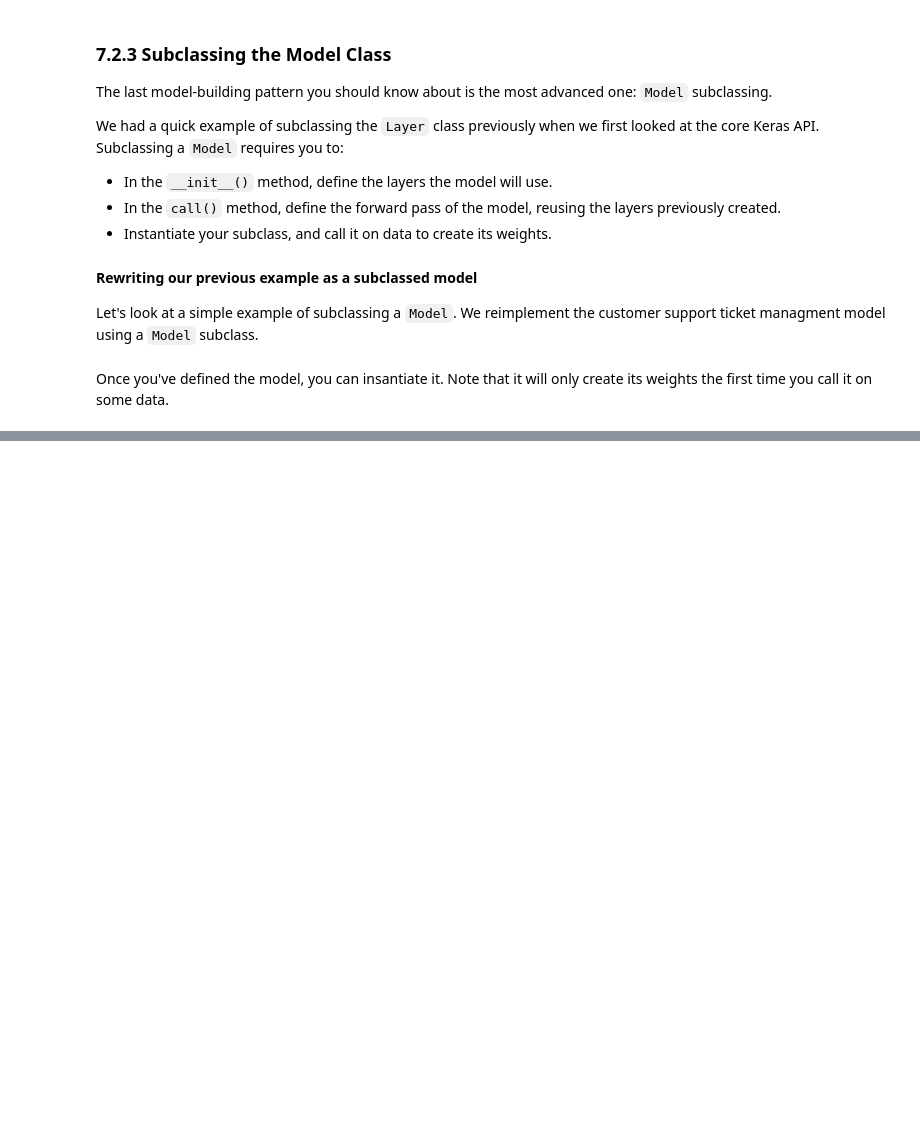
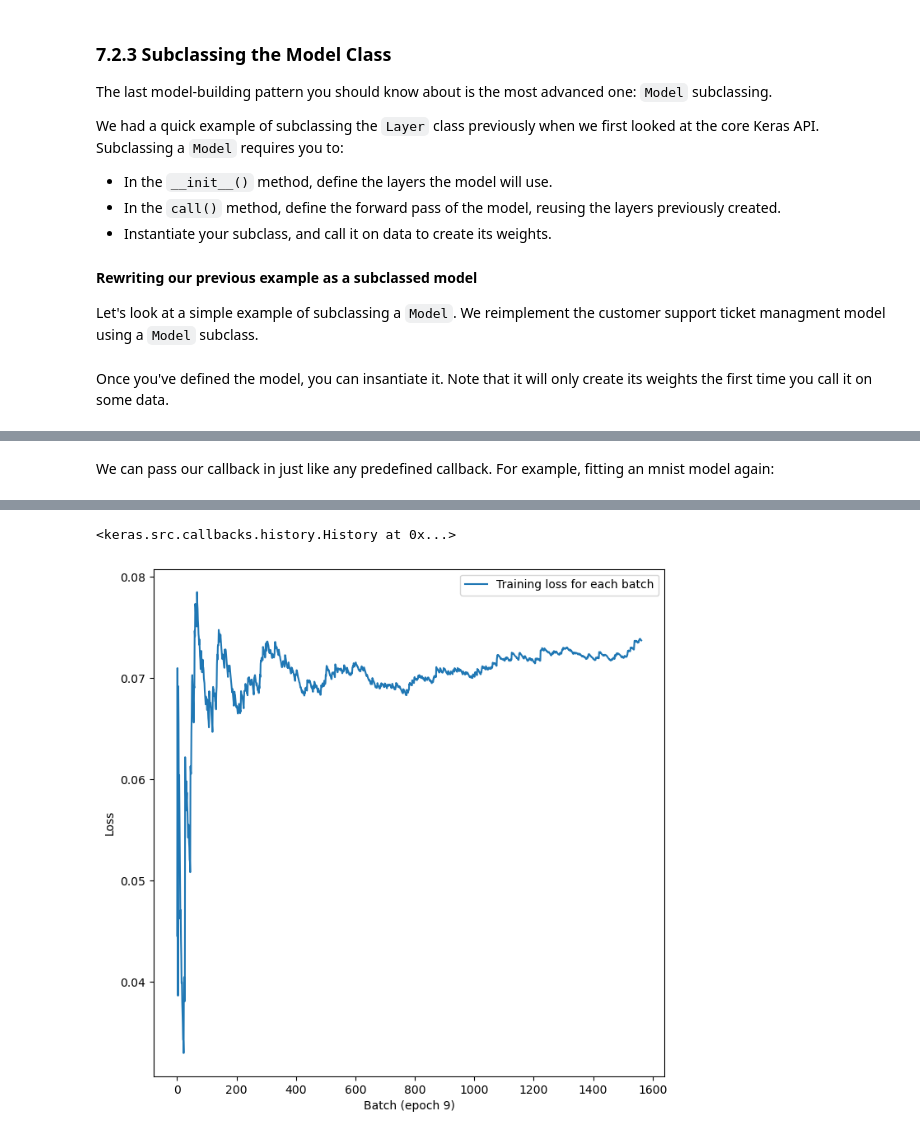
Before and after one commit to csci560-nndl/nndl, a Jupyter notebook: notebooks/ch-07-keras-api-deep-dive.ipynb, the cells around one changed output, grey strips where cells are left out. Saved outputs shown, nothing was run; the diff lists cells and outputs as text; code cells hidden in the pictures; blank space fills up the shorter version.

```diff
--- a/notebooks/ch-07-keras-api-deep-dive.ipynb
+++ b/notebooks/ch-07-keras-api-deep-dive.ipynb
@@ -641,0 +992,4 @@ Model: "customer_ticket_model_1"
+# %%
+model = keras.models.load_model('../models/ch07-callbacks-example-best-model.keras')
+
+test_metrics = model.evaluate(test_images, test_labels)
@@ -641,0 +1030,37 @@ Model: "customer_ticket_model_1"
+# %%
+class LossHistory(keras.callbacks.Callback):
+    def on_train_begin(self, logs):
+        self.per_batch_losses = []
+
+    # there are multiple batches each epoch, we append the training loss
+    # after each batch is processed and append to list
+    def on_batch_end(self, batch, logs):
+        self.per_batch_losses.append(logs.get("loss"))
+
+    # at end of each epoch, create a figure and save it, showing the loss for each
+    # individual batch during this epoch
+    def on_epoch_end(self, epoch, logs):
+        plt.clf()
+        plt.plot(range(len(self.per_batch_losses)), self.per_batch_losses,
+        label="Training loss for each batch")
+        plt.xlabel(f"Batch (epoch {epoch})")
+        plt.ylabel("Loss")
+        plt.legend()
+        plt.savefig(f"../figures/plot_at_epoch_{epoch}")
+        self.per_batch_losses = []
+# %% [markdown]
+We can pass our callback in just like any predefined callback.  For example, fitting an mnist
+model again:
+# %%
+model = get_mnist_model()
+
+model.compile(optimizer="rmsprop",
+              loss="sparse_categorical_crossentropy",
+              metrics=["accuracy"])
+
+# use our own callback to get plots of per batch loss each epoch.
+model.fit(train_images, train_labels,
+          epochs=10,
+          callbacks=[LossHistory()],
+          validation_data=(val_images, val_labels))
+# %% [output]
@@ -641,0 +1087,2 @@ Model: "customer_ticket_model_1"
+<keras.src.callbacks.history.History at 0x...>
+[figure, added]
```
Also changed, not shown: parts of 62 cells of this notebook, 2 other files.
